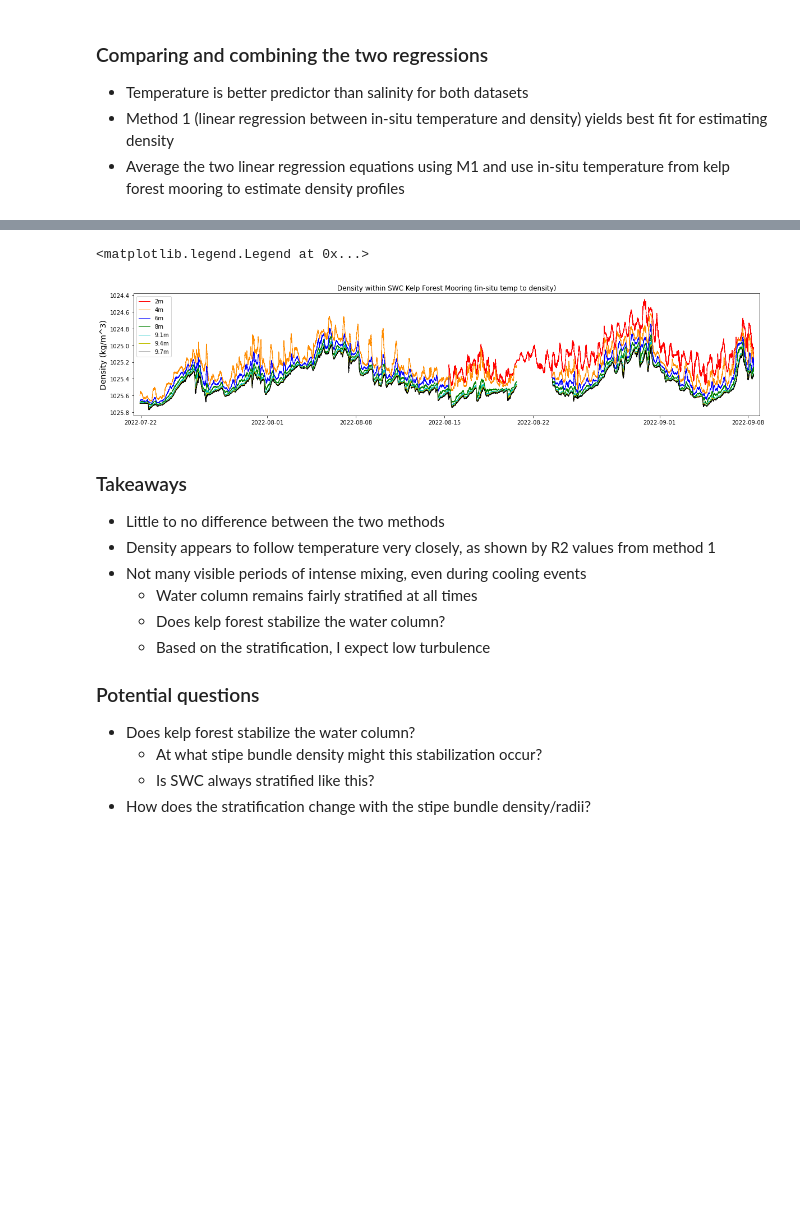
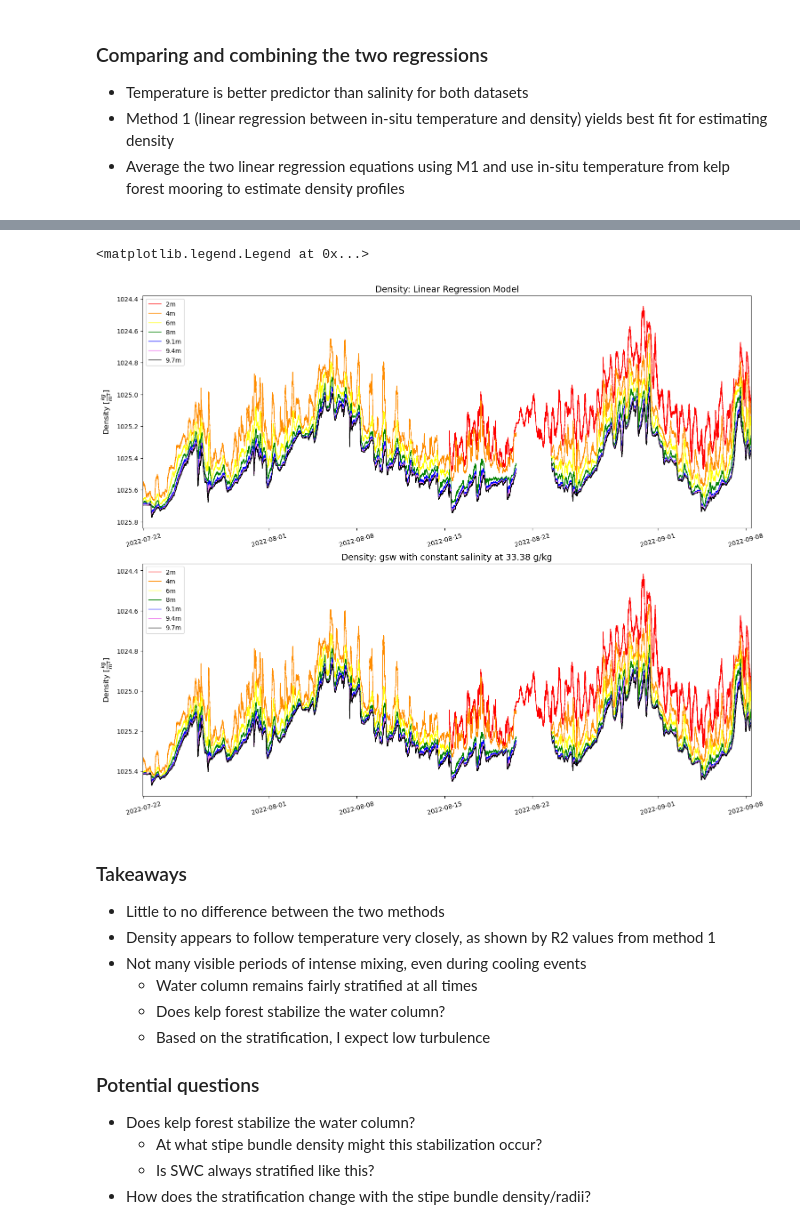
Before and after one commit to lagrady/Kelp-Forest-Hydrodynamics, a Jupyter notebook: notebooks/Temp_data.ipynb, the cells around one changed output, grey strips where cells are left out. Saved outputs shown, nothing was run; the diff lists cells and outputs as text; code cells hidden in the pictures; blank space fills up the shorter version.

```diff
--- a/notebooks/Temp_data.ipynb
+++ b/notebooks/Temp_data.ipynb
@@ -374,20 +433,0 @@ temp.attrs['Depths'] = np.unique(temp.dcell)
-# %%
-#Check that the data looks good
-plt.figure(figsize = (20, 4))
-
-plt.plot(temp.time, temp.Rho.isel(depth=0), 'r-', lw = 1)
-plt.plot(temp.time, temp.Rho.isel(depth=1), 'darkorange', lw = 1)
-plt.plot(temp.time, temp.Rho.isel(depth=2), 'b-', lw = 1)
-plt.plot(temp.time, temp.Rho.isel(depth=3), 'g-', lw = 1)
-plt.plot(temp.time, temp.Rho.isel(depth=4), 'c-', lw = 1)
-plt.plot(temp.time, temp.Rho.isel(depth=5), 'y-', lw = 1)
-plt.plot(temp.time, temp.Rho.isel(depth=6), 'k-', lw = 1)
-
-plt.ylabel("Density (kg/m^3)", fontsize=14)
-plt.margins(x=.01)
-plt.title('Density within SWC Kelp Forest Mooring (in-situ temp to density)')
-plt.gca().invert_yaxis()
-plt.legend(['2m','4m','6m','8m','9.1m', '9.4m', '9.7m'], loc = 'upper left')
-# %% [output]
-<matplotlib.legend.Legend at 0x...>
-[figure, removed]
@@ -394,3 +437,31 @@ plt.legend(['2m','4m','6m','8m','9.1m', '9.4m', '9.7m'], loc = 'upper left')
+# %%
+temp = xr.open_dataset('Temperature/temp_final.nc')
+# %%
+#Calculate a hypothetical density using the mean salinity from the seaphox
+test = gsw.density.rho_t_exact(33.38, temp.Temperature, temp.bindist)
+# %%
+#Compare the hypothetical to the estimated density from the linear regression model
+fig, axs = plt.subplots(2,1, constrained_layout=True, figsize = (15,12))
+axs[0].set_title('Density: Linear Regression Model', size = 14)
+axs[0].set_prop_cycle(c = ['red','darkorange','yellow','green','blue','violet','black'])
+axs[0].plot(temp.time, temp.Rho.T, lw = 1)
+axs[0].set_ylabel(r"Density [$\frac{kg}{m^{3}}$]", fontsize=12)
+axs[0].invert_yaxis()
+axs[0].tick_params(axis = 'x', labelrotation = 15)
+axs[0].margins(x=.00)
+axs[0].legend(['2m', '4m','6m','8m','9.1m', '9.4m', '9.7m'], fontsize=10)
+
+axs[1].set_title('Density: gsw with constant salinity at 33.38 g/kg', size = 14)
+axs[1].set_prop_cycle(c = ['red','darkorange','yellow','green','blue','violet','black'])
+axs[1].plot(test.time, test.T, lw = 1)
+axs[1].set_ylabel(r"Density [$\frac{kg}{m^{3}}$]", fontsize=12)
+axs[1].invert_yaxis()
+axs[1].tick_params(axis = 'x', labelrotation = 15)
+axs[1].margins(x=.00)
+axs[1].legend(['2m', '4m','6m','8m','9.1m', '9.4m', '9.7m'], fontsize=10)
+# %% [output]
+<matplotlib.legend.Legend at 0x...>
+[figure, added]
 # %% [markdown]
 ### Takeaways
 - Little to no difference between the two methods
```
Also changed, not shown: parts of 18 cells of this notebook, 3 other files.
